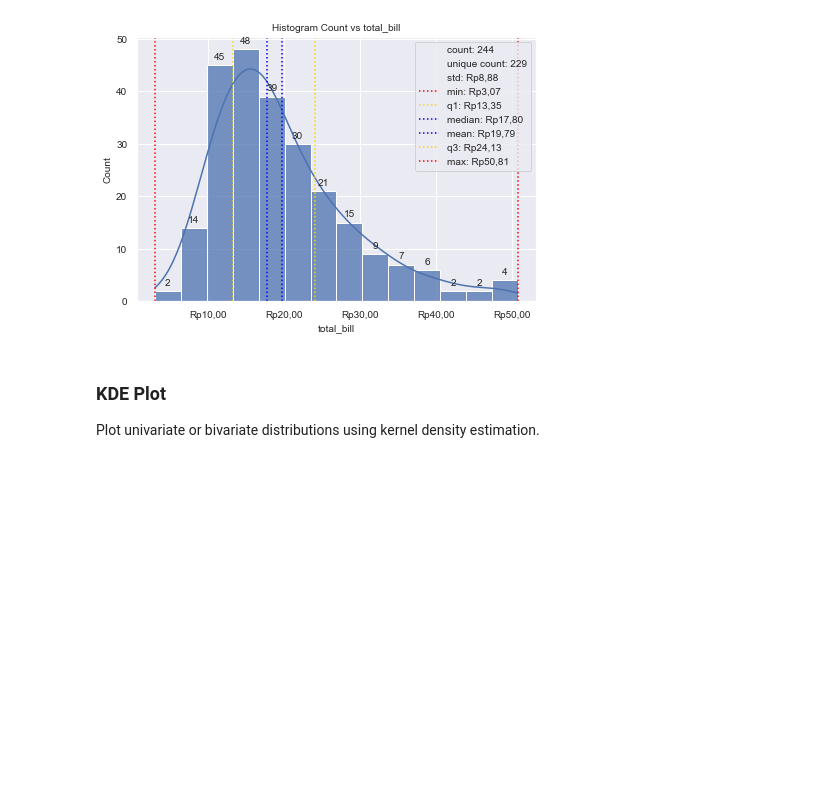
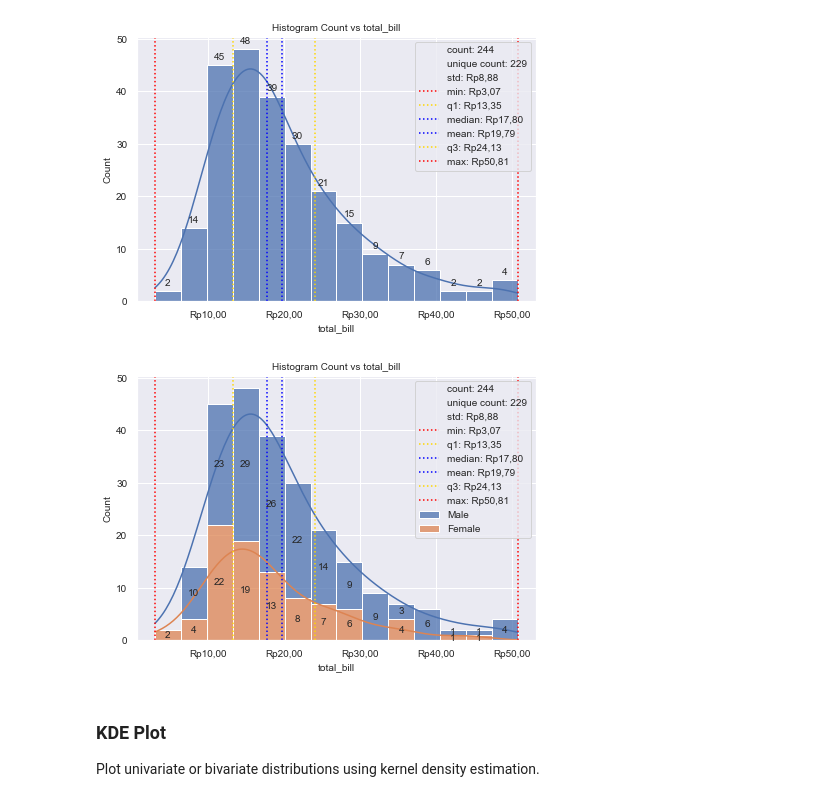
Before and after one commit to ghiffaryr/grplot, a Jupyter notebook: doc/Full_Documentation.ipynb, the cells around one changed output. Cells and saved outputs as stored; diff of their text form; code cells hidden in the pictures; blank space fills up the shorter version.

```diff
--- a/doc/Full_Documentation.ipynb
+++ b/doc/Full_Documentation.ipynb
@@ -1655,6 +1655,28 @@ ax = grplot(plot='histplot',
             alpha=0.75)
 # %% [output]
 [figure]
+# %%
+from grplot import grplot
+import seaborn as sns
+sns.set_theme(context='notebook', style='darkgrid', palette='deep')
+
+
+tips = sns.load_dataset('tips')
+ax = grplot(plot='histplot',
+            df=tips,
+            x='total_bill',
+            hue='sex',
+            xsep='.c',
+            ysep='.',
+            statdesc={'total_bill':'general'},
+            xtick_add='Rp(_)',
+            ytext='h',
+            title='Histogram Count vs total_bill',
+            multiple='stack',
+            kde=True,
+            alpha=0.75)
+# %% [output]
+[figure, added]
 # %% [markdown]
 ### KDE Plot
 Plot univariate or bivariate distributions using kernel density estimation.
```
Also changed, not shown: parts of 10 cells of this notebook, 10 other files.
